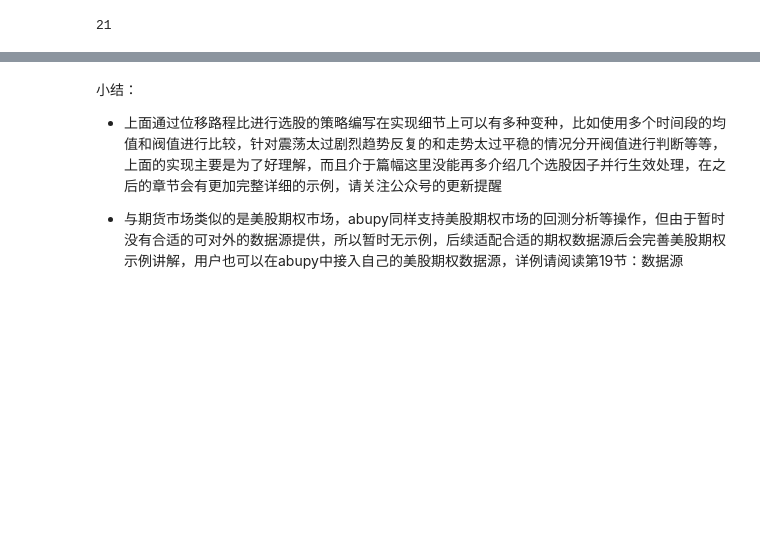
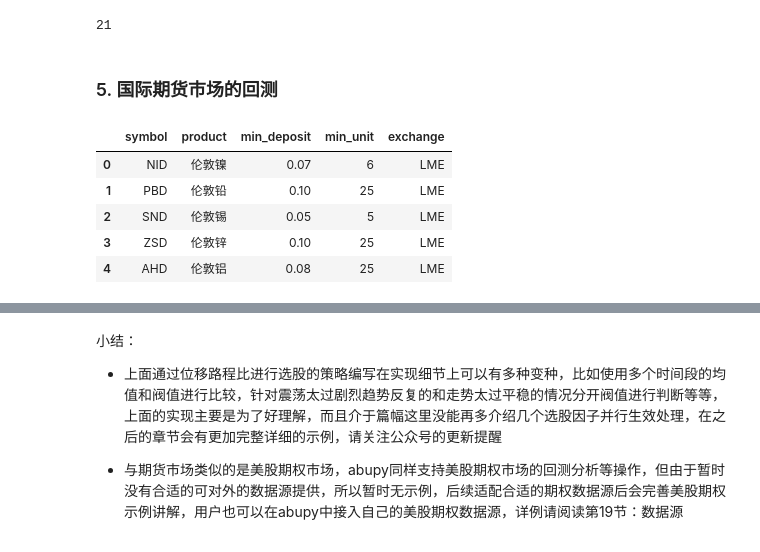
Before and after one commit to bbfamily/abu, a Jupyter notebook: abupy_lecture/11-期货市场的回测(ABU量化使用文档).ipynb, the cells around one changed output, grey strips where cells are left out. Cells and saved outputs as stored; diff of their text form; code cells hidden in the pictures; blank space fills up the shorter version.

Commit message:
索引, 国际期货市场的回测, 内置沙盒数据融入国际期货

```diff
--- a/abupy_lecture/11-期货市场的回测(ABU量化使用文档).ipynb
+++ b/abupy_lecture/11-期货市场的回测(ABU量化使用文档).ipynb
@@ -500,3 +501,15 @@ AbuMetricsBase.show_general(*abu_result_tuple, only_show_returns=True)
 len(set(abu_result_tuple.orders_pd.symbol))
 # %% [output]
 21
+# %% [markdown]
+### 5. 国际期货市场的回测
+# %%
+gb = AbuFuturesGB()
+gb.futures_gb_df.head()
+# %% [output]
+|  | symbol | product | min_deposit | min_unit | exchange |
+| 0 | NID | 伦敦镍 | 0.07 | 6 | LME |
+| 1 | PBD | 伦敦铅 | 0.10 | 25 | LME |
+| 2 | SND | 伦敦锡 | 0.05 | 5 | LME |
+| 3 | ZSD | 伦敦锌 | 0.10 | 25 | LME |
+| 4 | AHD | 伦敦铝 | 0.08 | 25 | LME |
```
Also changed, not shown: parts of 5 cells of this notebook, 22 other files.
